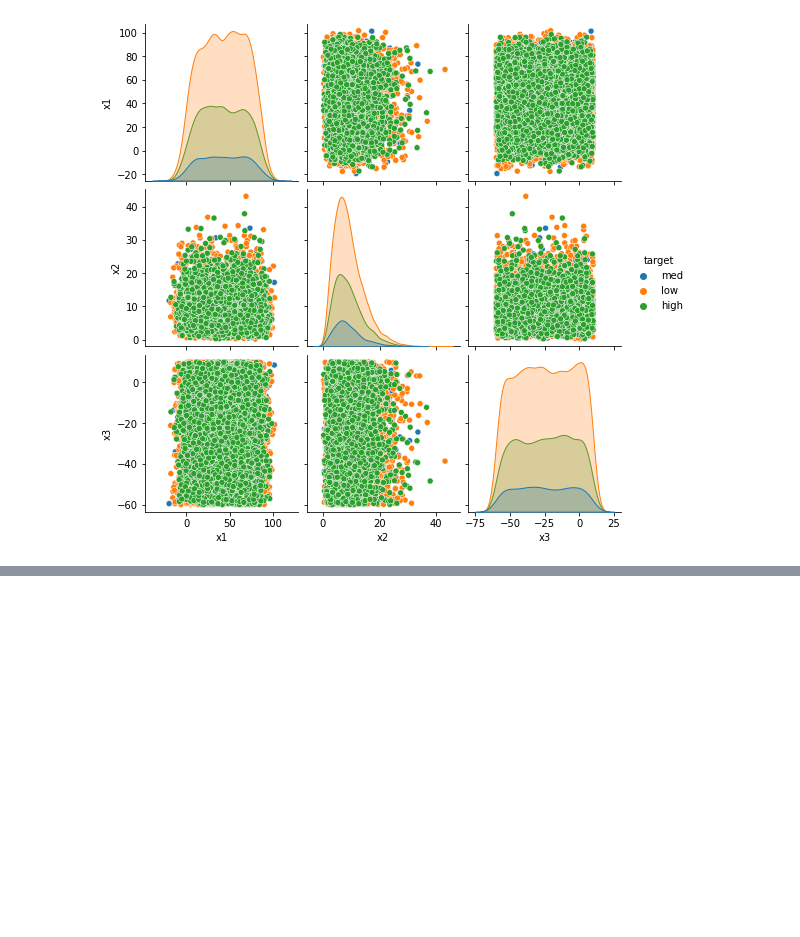
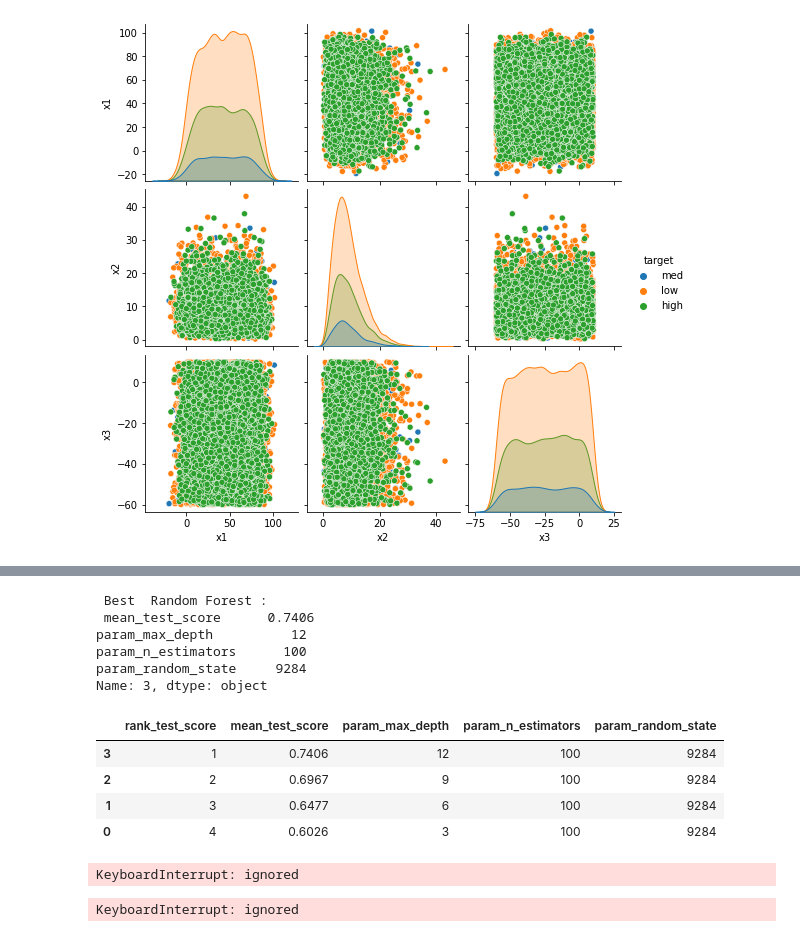
Before and after one commit to ViniciusCastillo/Test_Einstein, a Jupyter notebook: notebooks/Classification_Test.ipynb, the cells around one changed output, grey strips where cells are left out. Cells and saved outputs as stored; diff of their text form; code cells hidden in the pictures; blank space fills up the shorter version.

```diff
--- a/notebooks/Classification_Test.ipynb
+++ b/notebooks/Classification_Test.ipynb
@@ -24,30 +24,16 @@ pd.options.display.float_format = "{:,.4f}".format
 def roc_auc_score_multi (model, X, y):
   return roc_auc_score(y_true=y, y_score=model.predict_proba(X), multi_class='ovo')
 
-def test_models (X, y, params):
-  cv = RepeatedStratifiedKFold(n_splits = 5, n_repeats = 10)
+def test_model (model, X, y, params, model_name=None, n_splits=5, n_repeats=10):
+  cv = RepeatedStratifiedKFold(n_splits = n_splits, n_repeats = n_repeats)
+  grid = GridSearchCV(model, params, scoring=roc_auc_score_multi, cv=cv).fit(X,y)
   result_itens = ['rank_test_score','mean_test_score']
-  grid_rfc = GridSearchCV(RandomForestClassifier(), params['rfc'], scoring=roc_auc_score_multi, cv=cv).fit(X,y)
-  result_itens_rfc = result_itens.copy()
-  result_itens_rfc.extend([item for item in pd.DataFrame(grid_rfc.cv_results_).columns.values if "param_" in item])
-  results_rfc = pd.DataFrame(grid_rfc.cv_results_)[result_itens_rfc]
-  print('\n Best Random Forest: \n', results_rfc.sort_values(by='rank_test_score').iloc[0,1:], '\n\n')
-  grid_knc = GridSearchCV(KNeighborsClassifier(), params['knc'], scoring=roc_auc_score_multi, cv=cv).fit(X,y)
-  result_itens_knc = result_itens.copy()
-  result_itens_knc.extend([item for item in pd.DataFrame(grid_knc.cv_results_).columns.values if "param_" in item])
-  results_knc = pd.DataFrame(grid_knc.cv_results_)[result_itens_knc]
-  print('\n best K Neighbors: \n', results_knc.sort_values(by='rank_test_score').iloc[0,1:], '\n\n')
-  grid_xgbc = GridSearchCV(xgb.XGBClassifier(),
-                          params['xgbc'], scoring=roc_auc_score_multi, cv=cv).fit(X,y)
-  result_itens_xgbc = result_itens.copy()
-  result_itens_xgbc.extend([item for item in pd.DataFrame(grid_xgbc.cv_results_).columns.values if "param_" in item])
-  results_xgbc = pd.DataFrame(grid_xgbc.cv_results_)[result_itens_xgbc]
-  print('\n best XGBoost: \n', results_xgbc.sort_values(by='rank_test_score').iloc[0,1:], '\n\n')
+  result_itens.extend([item for item in pd.DataFrame(grid.cv_results_).columns.values if "param_" in item])
+  results = pd.DataFrame(grid.cv_results_)[result_itens]
 
-  return {'rfc': results_rfc.sort_values(by='rank_test_score'),
-          'knc': results_knc.sort_values(by='rank_test_score'),
-          'xgbc': results_xgbc.sort_values(by='rank_test_score')
-          }
+  print('\n Best ', model_name,': \n', results.sort_values(by='rank_test_score').iloc[0,1:], '\n\n')
+
+  return results.sort_values(by='rank_test_score')
 # %%
 df = pd.read_csv('https://github.com/ViniciusCastillo/Teste_Einstein/raw/main/datasets/data.csv')
 df.info()
@@ -171,0 +212,28 @@ weighted avg       0.36      0.60      0.45      2500
+# %%
+params = {'max_depth': [3,6,9,12], 'n_estimators': [100], 'random_state': [9284]}
+results_rfc = test_model(RandomForestClassifier(), X_train_res, y_train_res, params, 'Random Forest')
+results_rfc
+# %% [output]
+ Best  Random Forest :
+ mean_test_score      0.7406
+param_max_depth          12
+param_n_estimators      100
+param_random_state     9284
+Name: 3, dtype: object
+|  | rank_test_score | mean_test_score | param_max_depth | param_n_estimators | param_random_state |
+| 3 | 1 | 0.7406 | 12 | 100 | 9284 |
+| 2 | 2 | 0.6967 | 9 | 100 | 9284 |
+| 1 | 3 | 0.6477 | 6 | 100 | 9284 |
+| 0 | 4 | 0.6026 | 3 | 100 | 9284 |
+# %%
+params = {'max_depth': [12,15,18,21], 'n_estimators': [100], 'random_state': [9284]}
+results_rfc = test_model(RandomForestClassifier(), X_train_res, y_train_res, params, 'Random Forest')
+results_rfc
+# %% [output]
+KeyboardInterrupt: ignored
+# %%
+params = {'max_depth': [21,24,27,30], 'n_estimators': [150], 'random_state': [9284]}
+results_rfc = test_model(RandomForestClassifier(), X_train_res, y_train_res, params, 'Random Forest')
+results_rfc
+# %% [output]
+KeyboardInterrupt: ignored
```
Also changed, not shown: parts of 13 cells of this notebook.
